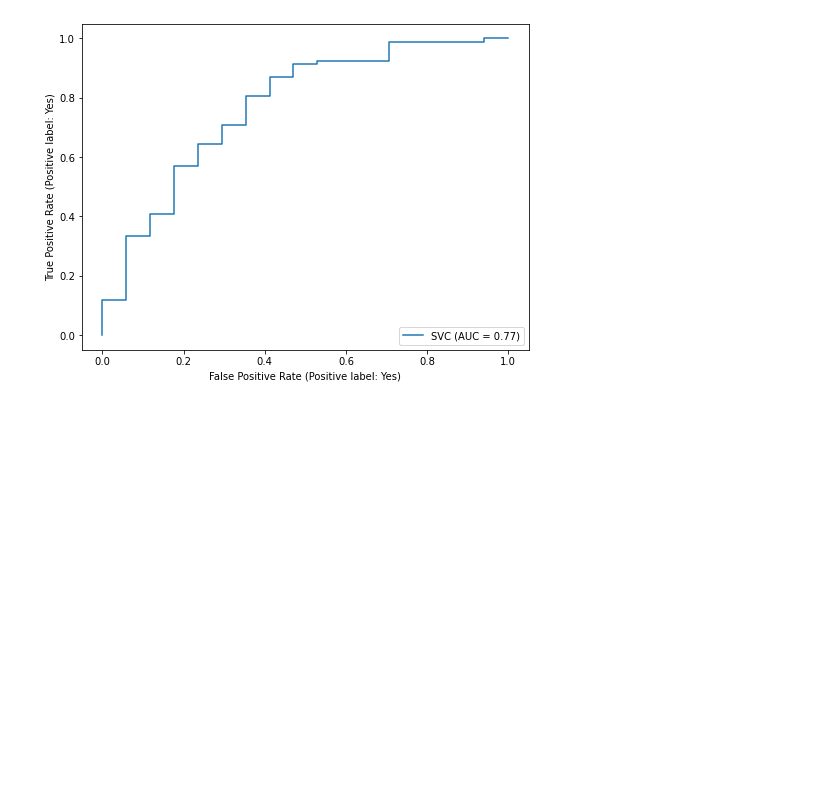
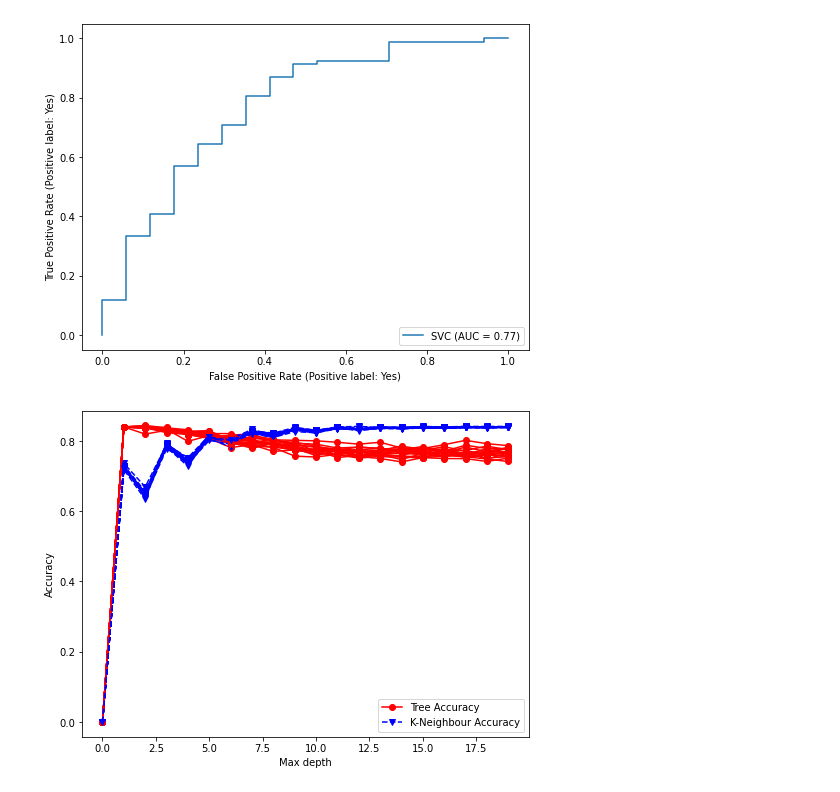
Before and after one commit to Jaber-Al-Siam/Lifestyle-and-Depression-Among-University-Students, a Jupyter notebook: Depression - Binary Prediciton.ipynb, the cells around one changed output. Saved outputs shown, nothing was run; the diff lists cells and outputs as text; code cells hidden in the pictures; blank space fills up the shorter version.

Commit message:
added SMOTE and Stratified K-Fold Cross Validation technique

```diff
--- a/Depression - Binary Prediciton.ipynb
+++ b/Depression - Binary Prediciton.ipynb
@@ -664,3 +664,23 @@ clf.fit(X_train, y_train)
 metrics.plot_roc_curve(clf, X_test, y_test);
 # %% [output]
 [figure]
+# %%
+# using stratified k-fold
+from sklearn.model_selection import StratifiedKFold, cross_val_score
+for n in range(2, 20):
+    skfold = StratifiedKFold(n_splits=n)
+    treeAcc = np.zeros(20)
+    neighbourAcc = np.zeros(20)
+    for depth in range(1, 20):
+        clf = DecisionTreeClassifier(max_depth=depth)
+        results = cross_val_score(clf, X, y, cv = skfold)
+        treeAcc[depth] = np.mean(results)
+        clf = KNeighborsClassifier(n_neighbors=depth, metric='minkowski', p=2)
+        results = cross_val_score(clf, X, y, cv = skfold)
+        neighbourAcc[depth] = np.mean(results)
+    plt.plot([i for i in range(20)], treeAcc,'ro-',[i for i in range(20)], neighbourAcc,'bv--')
+    plt.legend(['Tree Accuracy','K-Neighbour Accuracy'])
+    plt.xlabel('Max depth')
+    plt.ylabel('Accuracy')
+# %% [output]
+[figure, added]
```
Also changed, not shown: parts of 3 cells of this notebook, 1 other file.
